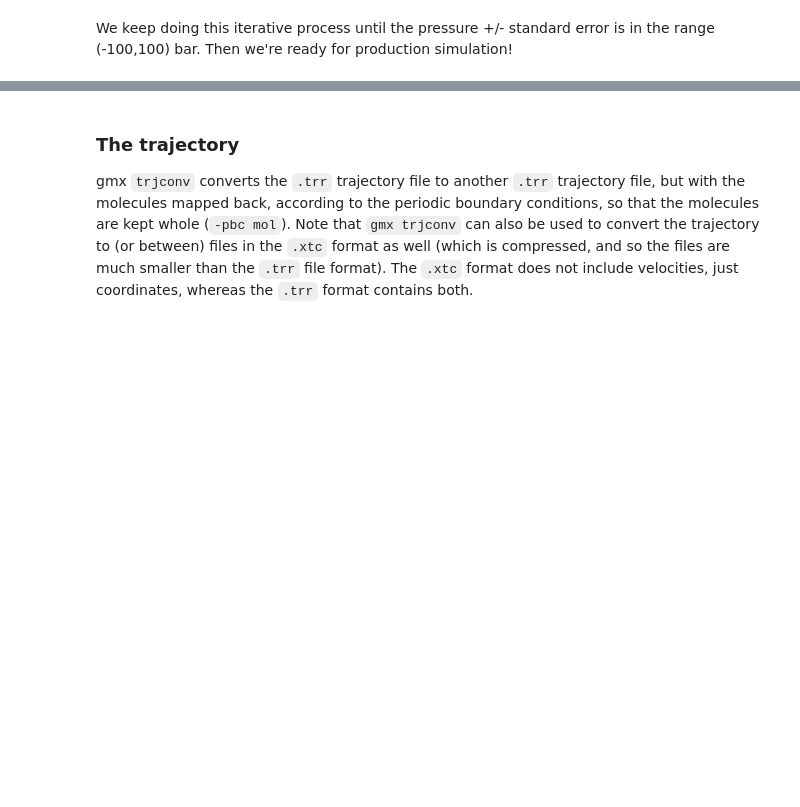
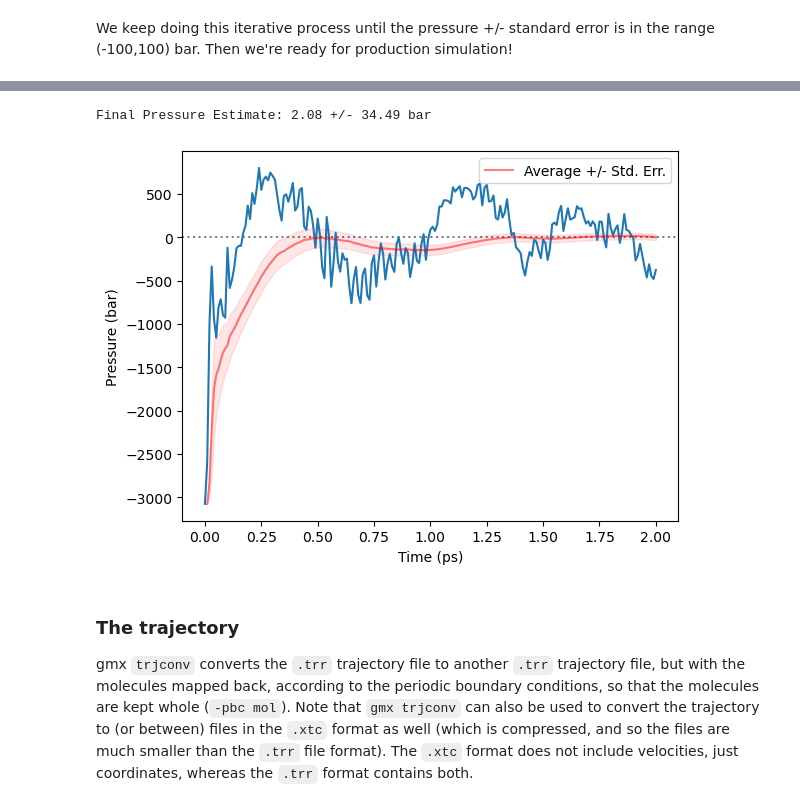
Before and after one commit to mewall/lunus, a Jupyter notebook: examples/tutorials/crystalline_MD_prep/Preparation_of_MD_Simulations_of_Protein_Crystals.ipynb, the cells around one changed output, grey strips where cells are left out. Drawn from its saved outputs; the diff is of its cells as text; code cells hidden in the pictures; blank space fills up the shorter version.

```diff
--- a/examples/tutorials/crystalline_MD_prep/Preparation_of_MD_Simulations_of_Protein_Crystals.ipynb
+++ b/examples/tutorials/crystalline_MD_prep/Preparation_of_MD_Simulations_of_Protein_Crystals.ipynb
@@ -1045,3 +1190,17 @@ We keep doing this iterative process until the pressure +/- standard error is in
+# %%
+t, p2 = get_data_from_xvg("equilibration_3/equil_pressure_3.xvg")
+mean2, std_e2 = get_mean_and_std_error(t, p2)
+plt.axhline(0, ls=":",c="k",alpha=0.5)
+plt.plot(t,p2)
+plt.plot(t[1:], mean2, color="Red", alpha=0.5, label="Average +/- Std. Err.")
+plt.legend();
+plt.fill_between(t[1:], mean2-std_e2, mean2+std_e2, color="Red", alpha=0.1)
+plt.xlabel("Time (ps)");
+plt.ylabel("Pressure (bar)");
+print("Final Pressure Estimate: {:.2f} +/- {:.2f} bar".format(mean2[-1], std_e2[-1]))
+# %% [output]
+Final Pressure Estimate: 2.08 +/- 34.49 bar
+[figure, added]
 # %% [markdown]
 ### The trajectory
 
```
Also changed, not shown: parts of 36 cells of this notebook, 1 other file.
